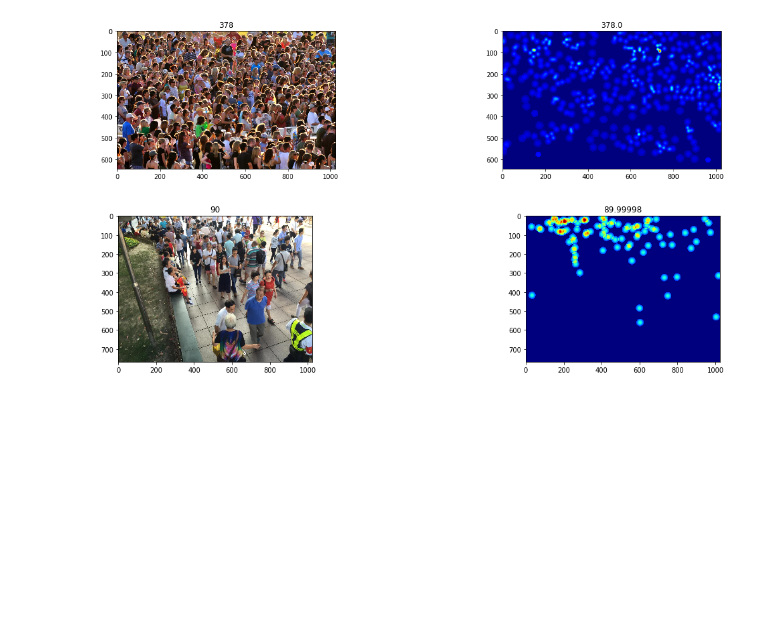
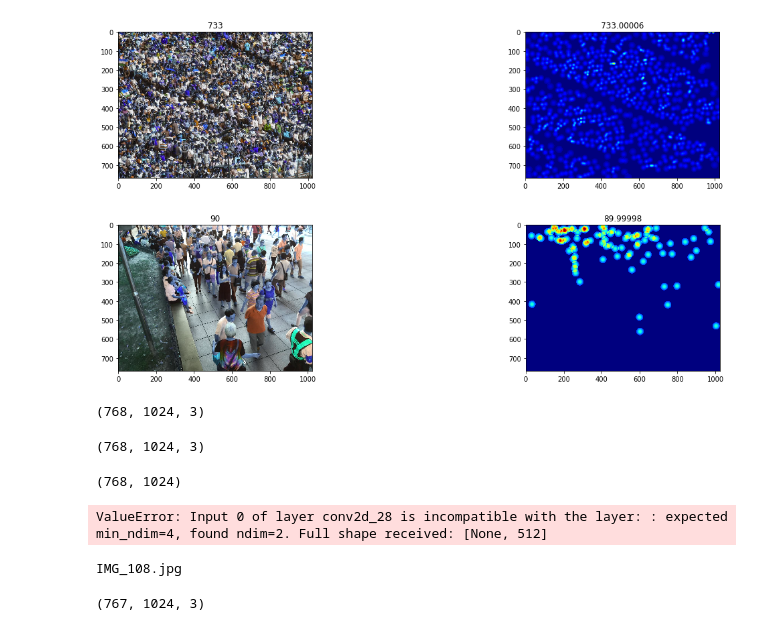
Before and after one commit to stanleykywu/covid-19-crowd-counting, a Jupyter notebook: Exploration.ipynb, the cells around one changed output. Saved outputs shown, nothing was run; the diff lists cells and outputs as text; code cells hidden in the pictures; blank space fills up the shorter version.

```diff
--- a/Exploration.ipynb
+++ b/Exploration.ipynb
@@ -14,33 +16,58 @@ import matplotlib.pyplot as plt
 with_direction = False
 # %%
 # Show a sample
-img_paths = ['part_A/train_data/images/IMG_14.jpg',
+img_paths = ['part_A/train_data/images/IMG_108.jpg',
              'part_B/train_data/images/IMG_20.jpg']
 from utils import load_img
 is_adaptive = False
 for img_path in img_paths:
     is_adaptive = not is_adaptive
     img_ori = cv2.cvtColor(cv2.imread(img_path), cv2.COLOR_BGR2RGB)
 
     pts = loadmat(img_path.replace('.jpg', '.mat').replace('images', 'ground-truth').replace('IMG_', 'GT_IMG_'))
     img = cv2.imread(img_path)
 
     k = np.zeros((img.shape[0], img.shape[1]))
 
     gt = pts["image_info"][0, 0][0, 0][0]
 
     for i in range(len(gt)):
         if int(gt[i][1]) < img.shape[0] and int(gt[i][0]) < img.shape[1]:
             k[int(gt[i][1]), int(gt[i][0])] = 1
 
     k = get_density_map_gaussian(k, gt, adaptive_mode=is_adaptive)
 
     fg, (ax0, ax1) = plt.subplots(1, 2, figsize=(20, 4))
-    ax0.imshow(img_ori)
+    ax0.imshow(img)
     ax0.set_title(str(gt.shape[0]))
-    ax1.imshow(np.squeeze(k), cmap=plt.cm.jet)
+    ax1.imshow(k, cmap=plt.cm.jet)
     ax1.set_title(str(np.sum(k)))
     plt.show()
 # %% [output]
-[figure, old version]
+[figure, new version]
-[figure, old version]
+[figure, new version]
+# %%
+img_ori.shape
+# %% [output]
+(768, 1024, 3)
+# %%
+img_ori.shape
+# %% [output]
+(768, 1024, 3)
+# %%
+k.shape
+# %% [output]
+(768, 1024)
+# %%
+import tensorflow as tf
+from tensorflow import keras
+
+pre_model = tf.keras.applications.VGG16(include_top=False, input_shape=(64, 64, 3), pooling='avg')
+pre_model.trainable = False
+# pre_model.summary()
+model = tf.keras.Sequential([
+           pre_model,
+           tf.keras.layers.Conv2D(128, kernel_size=1, activation='relu')
+       ])
+# %% [output]
+ValueError: Input 0 of layer conv2d_28 is incompatible with the layer: : expected min_ndim=4, found ndim=2. Full shape received: [None, 512]
@@ -46,0 +80,7 @@ for img_path in img_paths:
+# %%
+x = ds[10]
+
+x['image'].shape
+# %% [output]
+IMG_108.jpg
+(767, 1024, 3)
```
Also changed, not shown: parts of 6 cells of this notebook, 4 other files.
